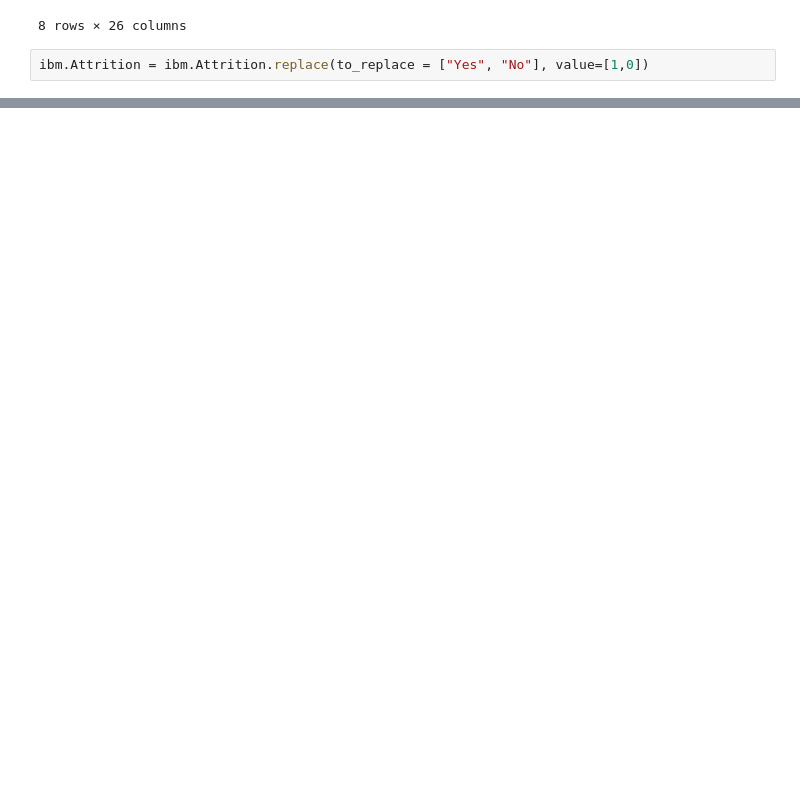
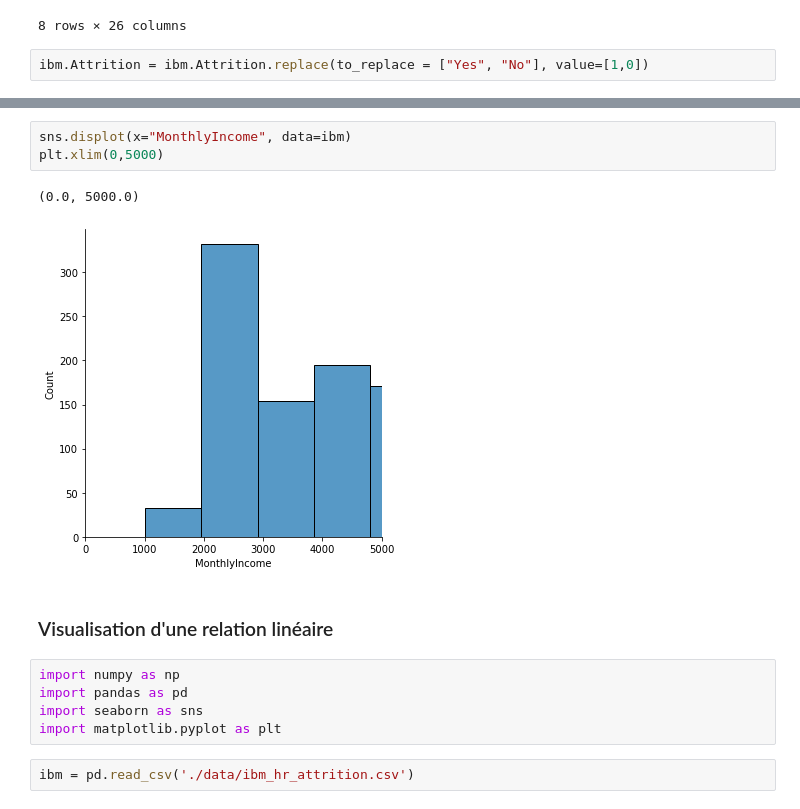
Before and after one commit to SimonMlt/MathsAlgo, a Jupyter notebook: ExoDatasets.ipynb, the cells around one changed output, grey strips where cells are left out. Cells and saved outputs as stored; diff of their text form; blank space fills up the shorter version.

```diff
--- a/ExoDatasets.ipynb
+++ b/ExoDatasets.ipynb
@@ -175,0 +205,15 @@ sns.histplot(data=ibm, y="EducationField", x="Attrition")
+# %%
+sns.displot(x="MonthlyIncome", data=ibm)
+plt.xlim(0,5000)
+# %% [output]
+(0.0, 5000.0)
+[figure, added]
+# %% [markdown]
+### Visualisation d'une relation linéaire
+# %%
+import numpy as np
+import pandas as pd
+import seaborn as sns
+import matplotlib.pyplot as plt
+# %%
+ibm = pd.read_csv('./data/ibm_hr_attrition.csv')
```
Also changed, not shown: parts of 18 cells of this notebook.
